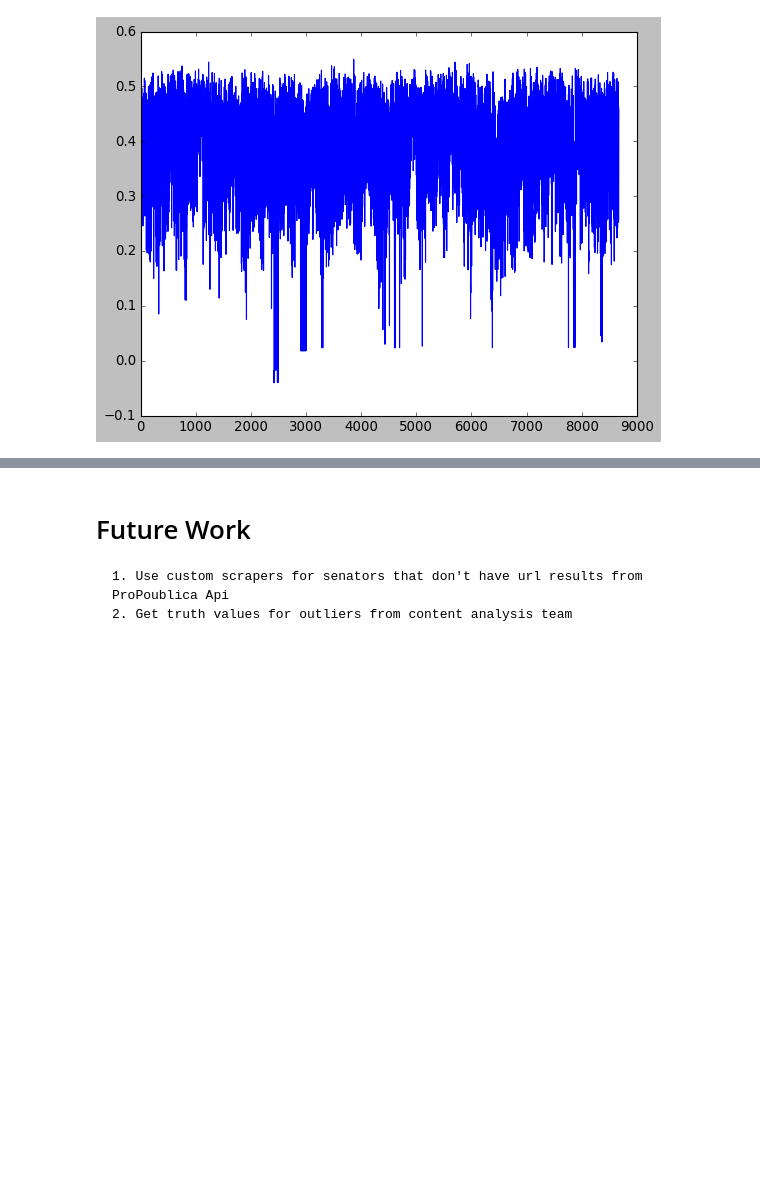
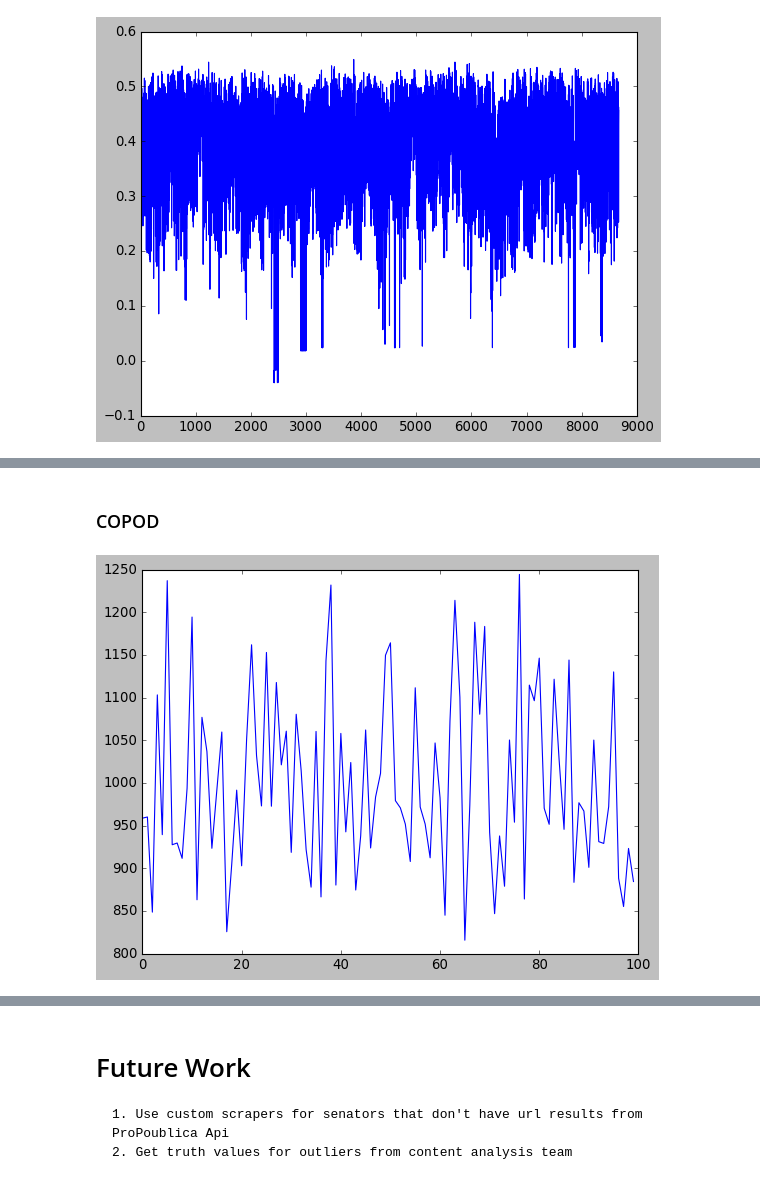
Before and after one commit to cmmattingly/sod, a Jupyter notebook: notebooks/1.0-sen-outlier-detection.ipynb, the cells around one changed output, grey strips where cells are left out. Cells and saved outputs as stored; diff of their text form; code cells hidden in the pictures; blank space fills up the shorter version.

```diff
--- a/notebooks/1.0-sen-outlier-detection.ipynb
+++ b/notebooks/1.0-sen-outlier-detection.ipynb
@@ -104,0 +175,6 @@ sen_statements.loc[k_lowest_idxs(ncsod_scores, k=200)]
+# %% [markdown]
+### COPOD
+# %%
+copod_scores_tammy = test_outliers([bert_vectors_tammy], copod)[0]
+# %% [output]
+[figure, added]
```
Also changed, not shown: parts of 27 cells of this notebook, 8 other files.
